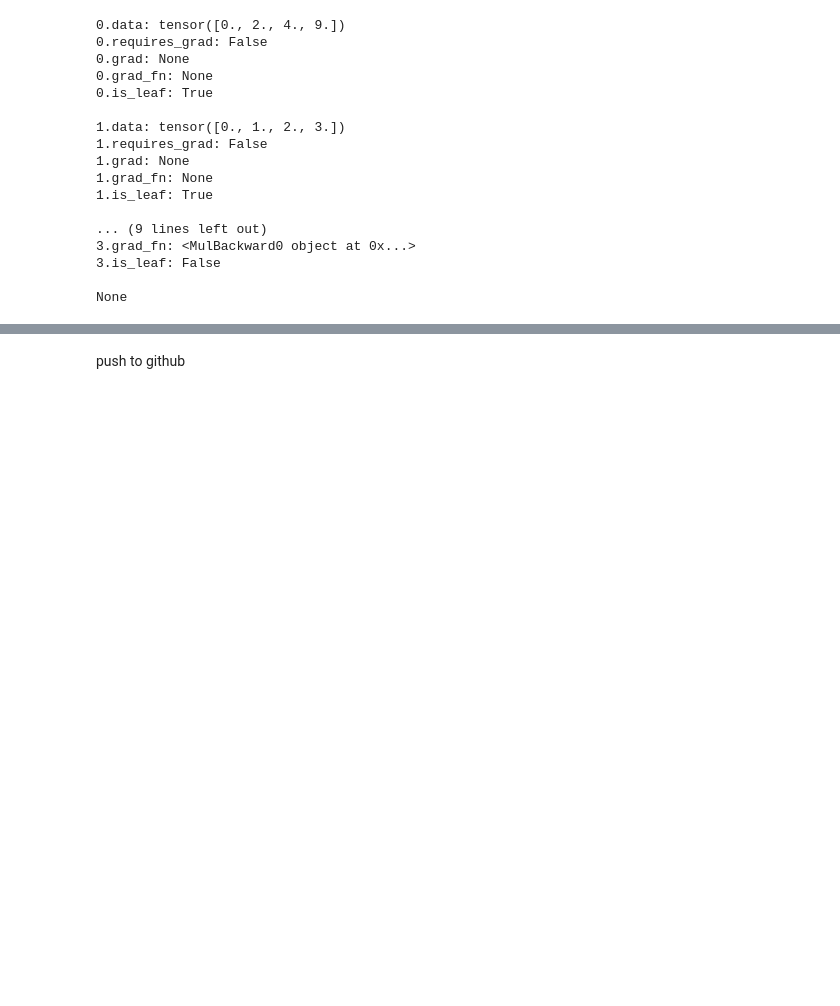
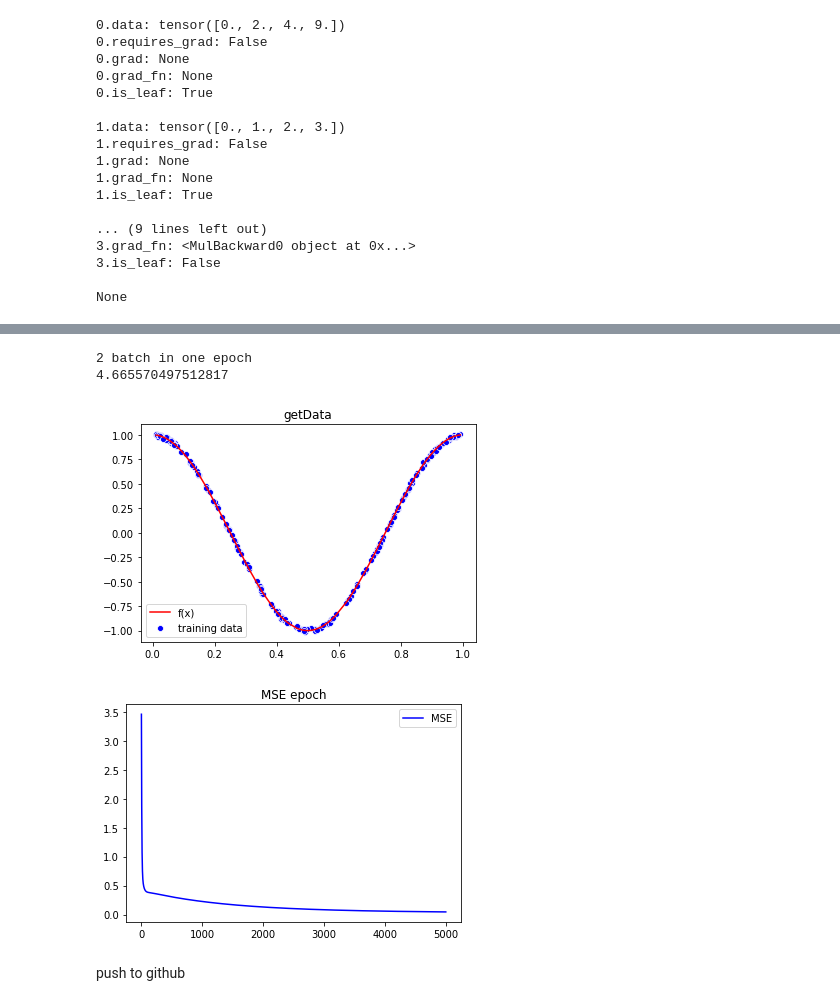
Before and after one commit to liushuyu6666/AI_relative, a Jupyter notebook: algorithm_explore/Gaussian_Regression.ipynb, the cells around one changed output, grey strips where cells are left out. Cells and saved outputs as stored; diff of their text form; code cells hidden in the pictures; blank space fills up the shorter version.

```diff
--- a/algorithm_explore/Gaussian_Regression.ipynb
+++ b/algorithm_explore/Gaussian_Regression.ipynb
@@ -163,2 +165,43 @@ print(endTime - startTime)
+# %%
+def fitData_SGD(Y_real, x, A, batch=100, epochs=3000, r=0.01, plot=True, mode='GD'):
+    LList = []
+    epochList = []
+    epoch = 0
+    D = A.size()[0] - 1 # get Dimension of data
+    N = x.size()[0] # get number of all samples
+    T = (int)(N / batch)
+    print(f"{T} batch in one epoch")
+    while epoch < epochs:
+        for t in range(T):
+            # print(f"get batch from {t * batch} to {(t+1) * batch}")
+            Y_real_in_batch = Y_real[t * batch:(t+1) * batch]
+            x_in_batch = x[t * batch: (t+1) * batch]
+            L = getMSE(Y_real_in_batch, x_in_batch, A)
+            L.backward()
+            # DCG_node([A])
+            A = (A - r * A.grad.data).detach()
+        LList.append(L.item())
+        epochList.append(epoch)
+        epoch += 1
+    if plot:
+        fig, ax = plt.subplots()
+        sns.lineplot(x=epochList, y=LList, color='blue', label = 'MSE', ax=ax)
+        plt.title("MSE epoch")
+    return A
+# %%
+import time
+data = getData(200, 0.01, plot=True)
+x = torch.FloatTensor([xi for (xi, yi) in data])
+y = torch.FloatTensor([yi for (xi, yi) in data])
+A = torch.rand(20)
+startTime = time.time()
+fitData_SGD(y, x, A, epochs = 5000, r = 0.01)
+endTime = time.time()
+print(endTime - startTime)
+# %% [output]
+2 batch in one epoch
+4.665570497512817
+[figure, added]
+[figure, added]
 # %% [markdown]
 push to github
```
Also changed, not shown: parts of 3 cells of this notebook.
